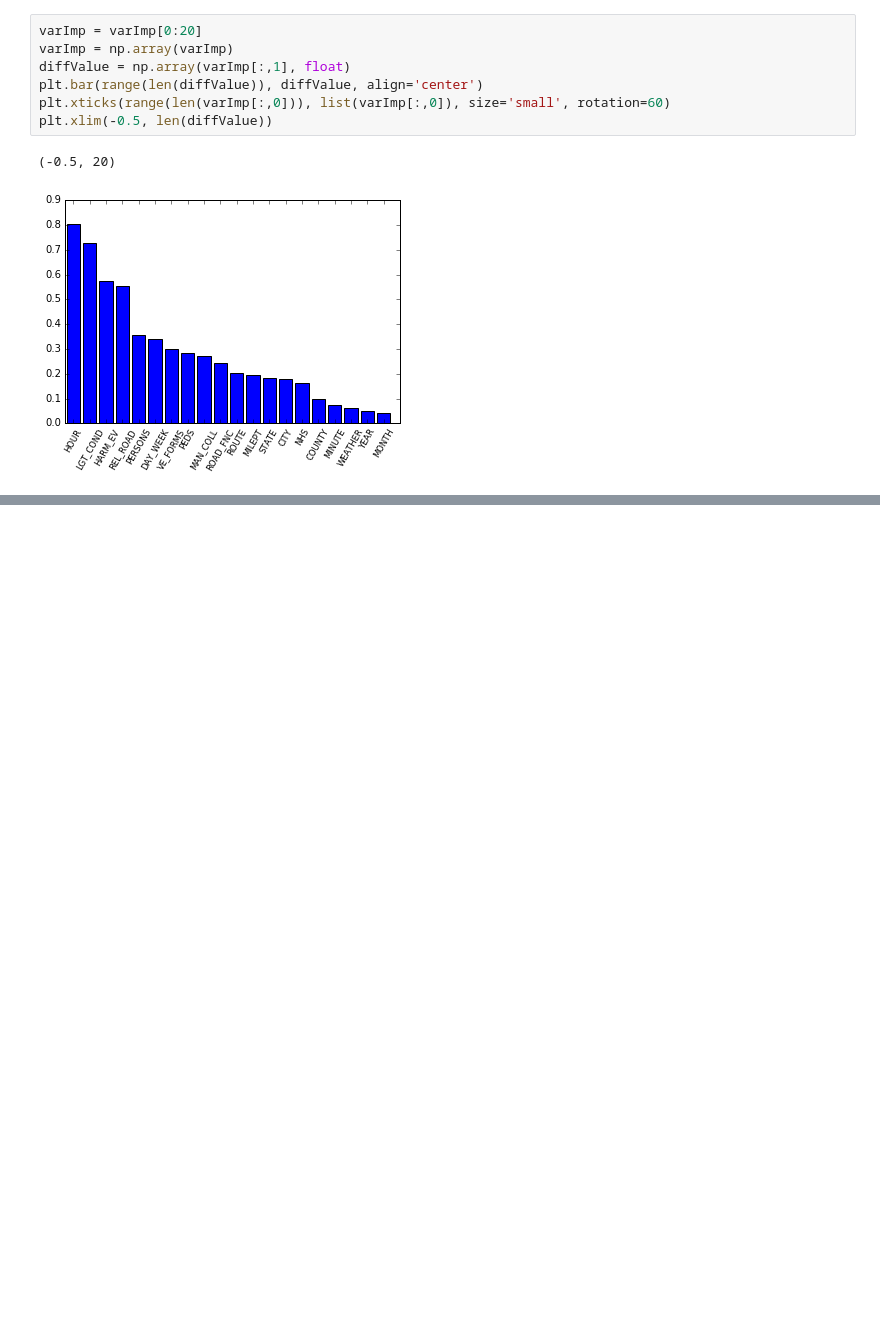
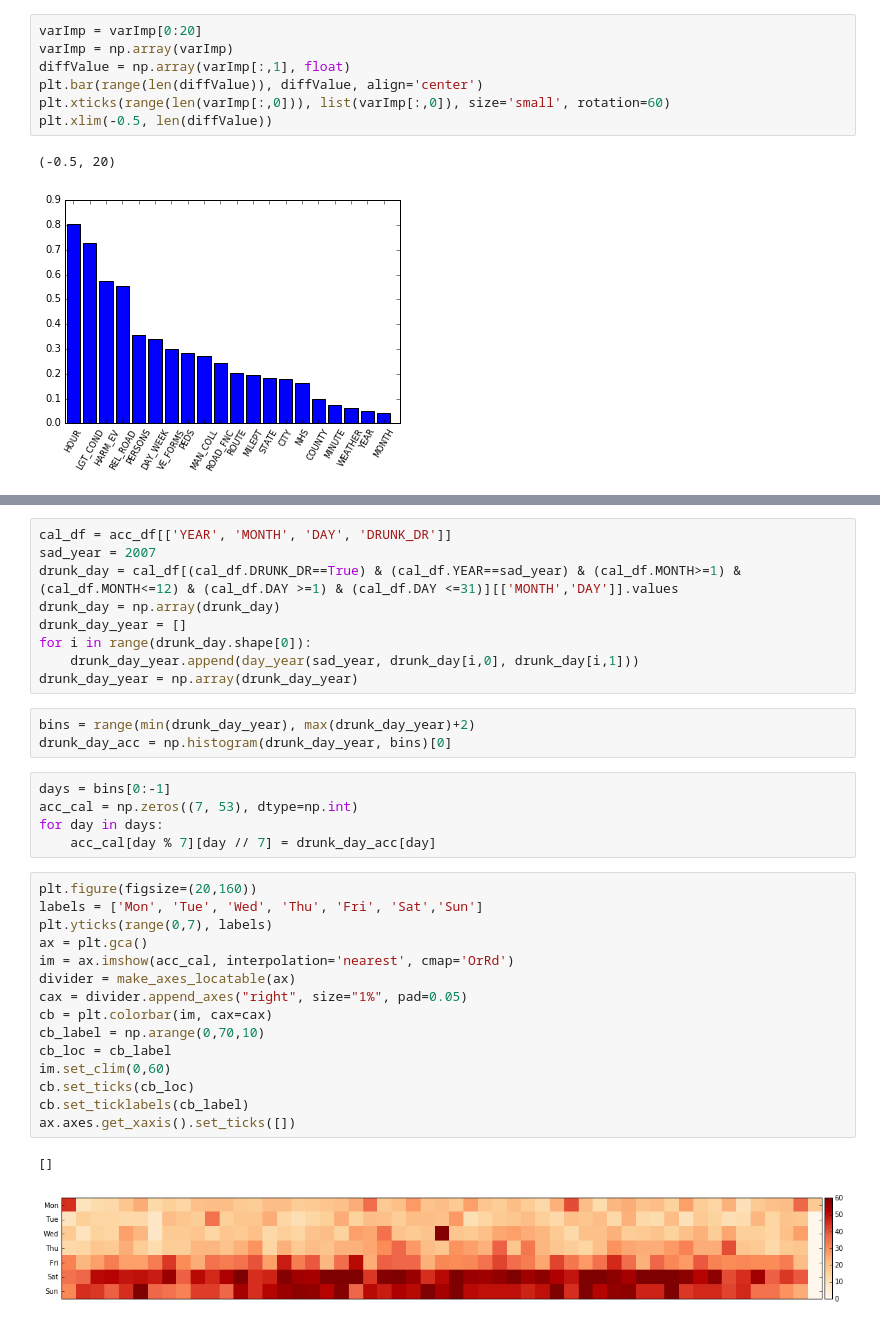
Before and after one commit to andersct/MDST-FARS-Presentation, a Jupyter notebook: wenbo/accidentVis.ipynb, the cells around one changed output, grey strips where cells are left out. Drawn from its saved outputs; the diff is of its cells as text; blank space fills up the shorter version.

Commit message:
accidents visualized as calendar

```diff
--- a/wenbo/accidentVis.ipynb
+++ b/wenbo/accidentVis.ipynb
@@ -80,0 +121,35 @@ plt.xlim(-0.5, len(diffValue))
+# %%
+cal_df = acc_df[['YEAR', 'MONTH', 'DAY', 'DRUNK_DR']]
+sad_year = 2007
+drunk_day = cal_df[(cal_df.DRUNK_DR==True) & (cal_df.YEAR==sad_year) & (cal_df.MONTH>=1) & (cal_df.MONTH<=12) & (cal_df.DAY >=1) & (cal_df.DAY <=31)][['MONTH','DAY']].values
+drunk_day = np.array(drunk_day)
+drunk_day_year = []
+for i in range(drunk_day.shape[0]):
+    drunk_day_year.append(day_year(sad_year, drunk_day[i,0], drunk_day[i,1]))
+drunk_day_year = np.array(drunk_day_year)
+# %%
+bins = range(min(drunk_day_year), max(drunk_day_year)+2)
+drunk_day_acc = np.histogram(drunk_day_year, bins)[0]
+# %%
+days = bins[0:-1]
+acc_cal = np.zeros((7, 53), dtype=np.int)
+for day in days:
+    acc_cal[day % 7][day // 7] = drunk_day_acc[day]
+# %%
+plt.figure(figsize=(20,160))
+labels = ['Mon', 'Tue', 'Wed', 'Thu', 'Fri', 'Sat','Sun']
+plt.yticks(range(0,7), labels)
+ax = plt.gca()
+im = ax.imshow(acc_cal, interpolation='nearest', cmap='OrRd')
+divider = make_axes_locatable(ax)
+cax = divider.append_axes("right", size="1%", pad=0.05)
+cb = plt.colorbar(im, cax=cax)
+cb_label = np.arange(0,70,10)
+cb_loc = cb_label
+im.set_clim(0,60)
+cb.set_ticks(cb_loc)
+cb.set_ticklabels(cb_label)
+ax.axes.get_xaxis().set_ticks([])
+# %% [output]
+[]
+[figure, added]
```
Also changed, not shown: parts of 6 cells of this notebook.
